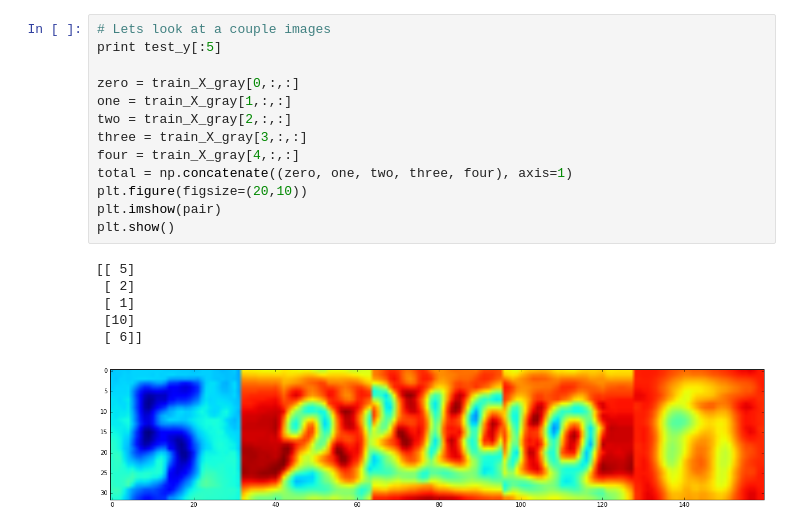
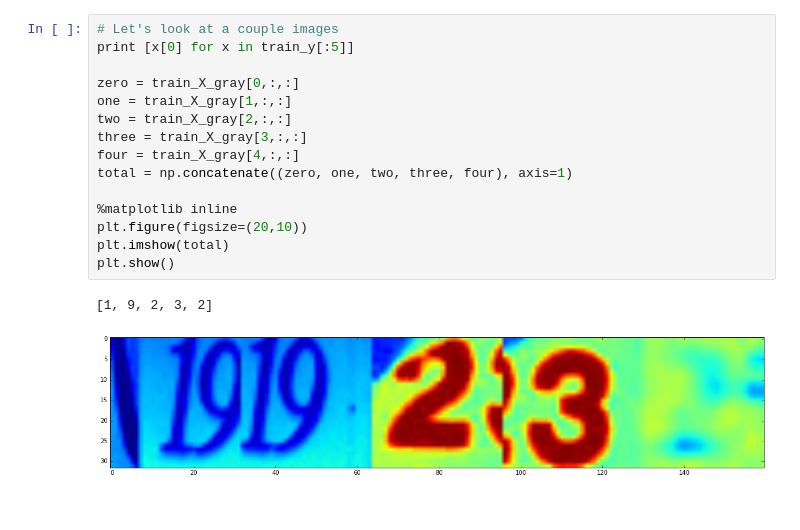
Before and after one commit to charlescc9/deep-learning-image-classification, a Jupyter notebook: svhn.ipynb, the cells around one changed output. Cells and saved outputs as stored; diff of their text form.

```diff
--- a/svhn.ipynb
+++ b/svhn.ipynb
@@ -65,20 +52,18 @@ Test data grayscale shape: (25000, 32, 32)
 # %%
-# Lets look at a couple images
-print test_y[:5]
+# Let's look at a couple images
+print [x[0] for x in train_y[:5]]
 
 zero = train_X_gray[0,:,:]
 one = train_X_gray[1,:,:]
 two = train_X_gray[2,:,:]
 three = train_X_gray[3,:,:]
 four = train_X_gray[4,:,:]
 total = np.concatenate((zero, one, two, three, four), axis=1)
+
+%matplotlib inline
 plt.figure(figsize=(20,10))
-plt.imshow(pair)
+plt.imshow(total)
 plt.show()
 # %% [output]
-[[ 5]
- [ 2]
- [ 1]
- [10]
- [ 6]]
+[1, 9, 2, 3, 2]
-[figure, old version]
+[figure, new version]
```
Also changed, not shown: parts of 9 cells of this notebook.
